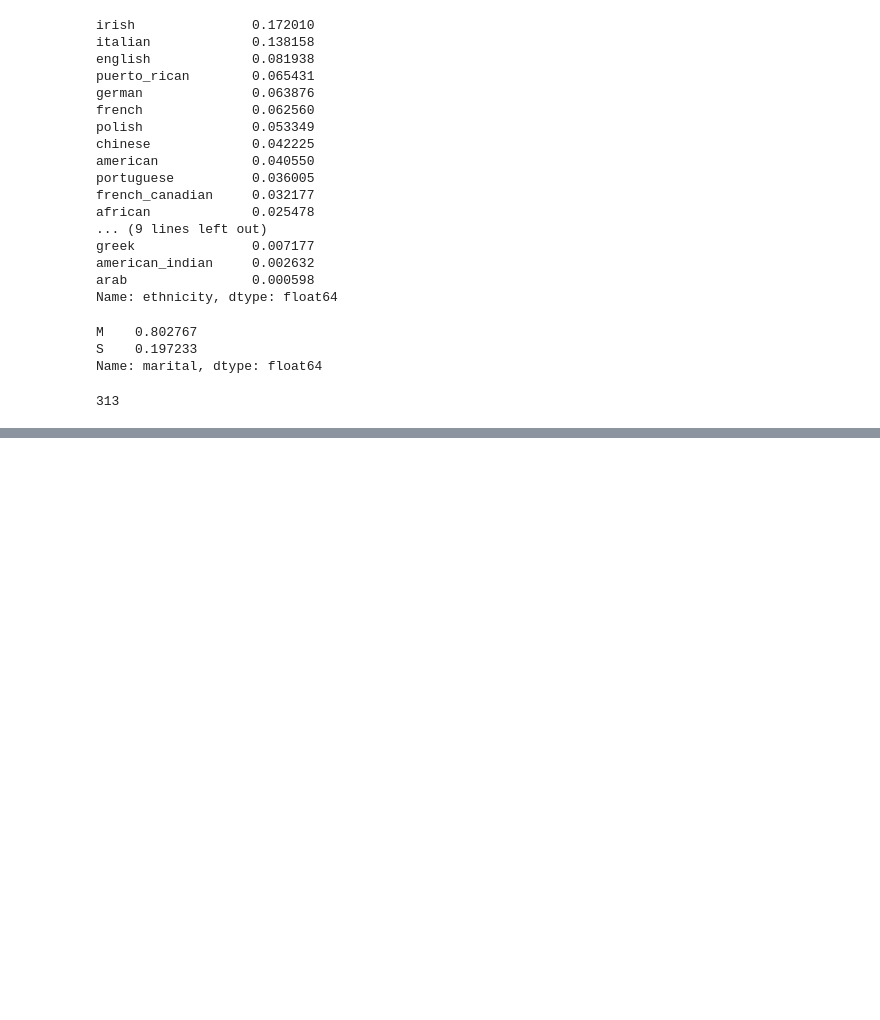
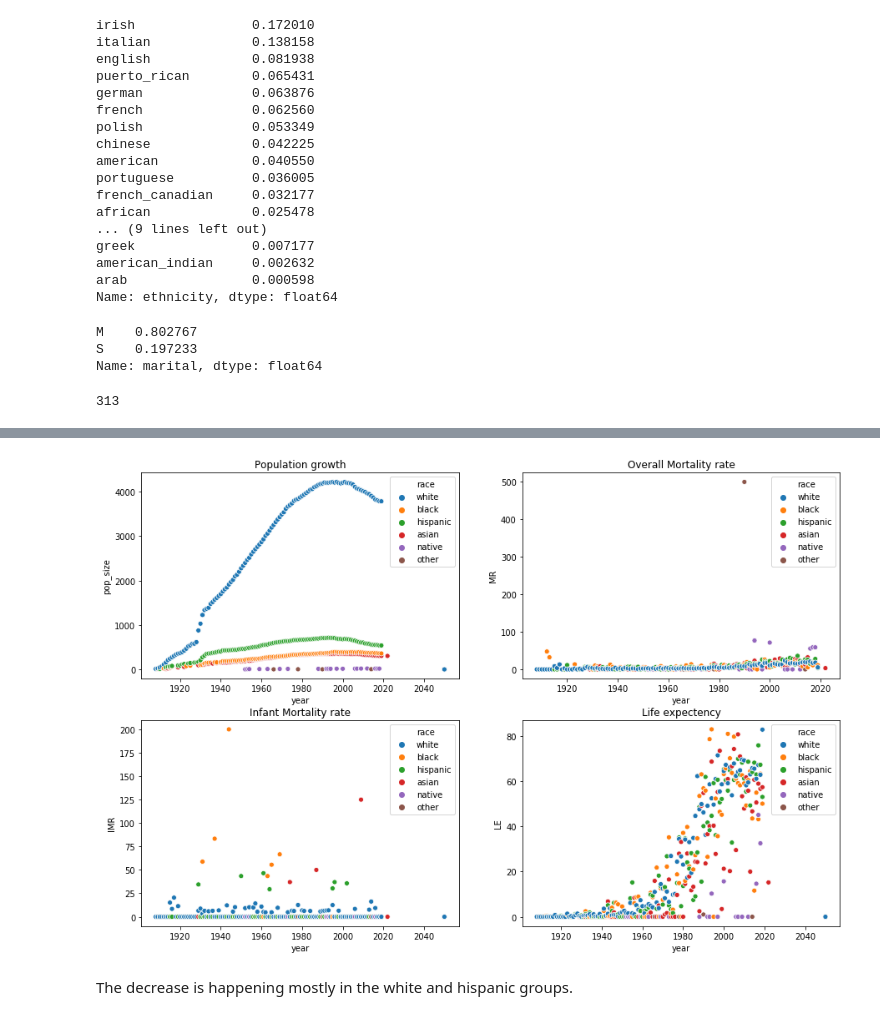
Before and after one commit to pareshg18/picnicHealth-healthcare-analysis, a Jupyter notebook: patient-analysis.ipynb, the cells around one changed output, grey strips where cells are left out. Saved outputs shown, nothing was run; the diff lists cells and outputs as text; code cells hidden in the pictures; blank space fills up the shorter version.

```diff
--- a/patient-analysis.ipynb
+++ b/patient-analysis.ipynb
@@ -234,0 +397,4 @@ len(patients.city.value_counts())
+# %%
+#Pop-metrics by the race
+race_pop_metrics = get_pop_summary('race')
+race_pop_metrics.head()
@@ -234,0 +409,19 @@ len(patients.city.value_counts())
+# %%
+fig = plt.figure(figsize = (15,10))
+fig.add_subplot(221)
+sns.scatterplot(race_pop_metrics.index.get_level_values(level = 'year'),race_pop_metrics.pop_size,hue = race_pop_metrics.index.get_level_values(level = 'race'))
+plt.gca().set_title('Population growth')
+fig.add_subplot(222)
+sns.scatterplot(race_pop_metrics.index.get_level_values(level = 'year'),race_pop_metrics.MR,hue = race_pop_metrics.index.get_level_values(level = 'race'))
+plt.gca().set_title('Overall Mortality rate')
+fig.add_subplot(223)
+sns.scatterplot(race_pop_metrics.index.get_level_values(level = 'year'),race_pop_metrics.IMR,hue = race_pop_metrics.index.get_level_values(level = 'race'))
+plt.gca().set_title('Infant Mortality rate')
+fig.add_subplot(224)
+sns.scatterplot(race_pop_metrics.index.get_level_values(level = 'year'),race_pop_metrics.LE,hue = race_pop_metrics.index.get_level_values(level = 'race'))
+plt.gca().set_title('Life expectency')
+plt.show()
+# %% [output]
+[figure, added]
+# %% [markdown]
+The decrease is happening mostly in the white and hispanic groups.
```
Also changed, not shown: parts of 19 cells of this notebook.
